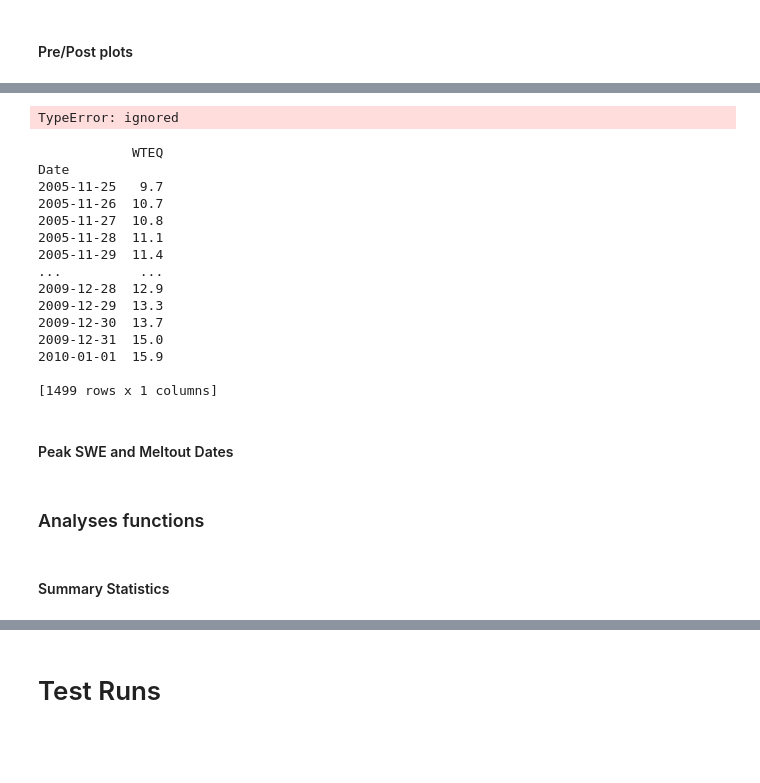
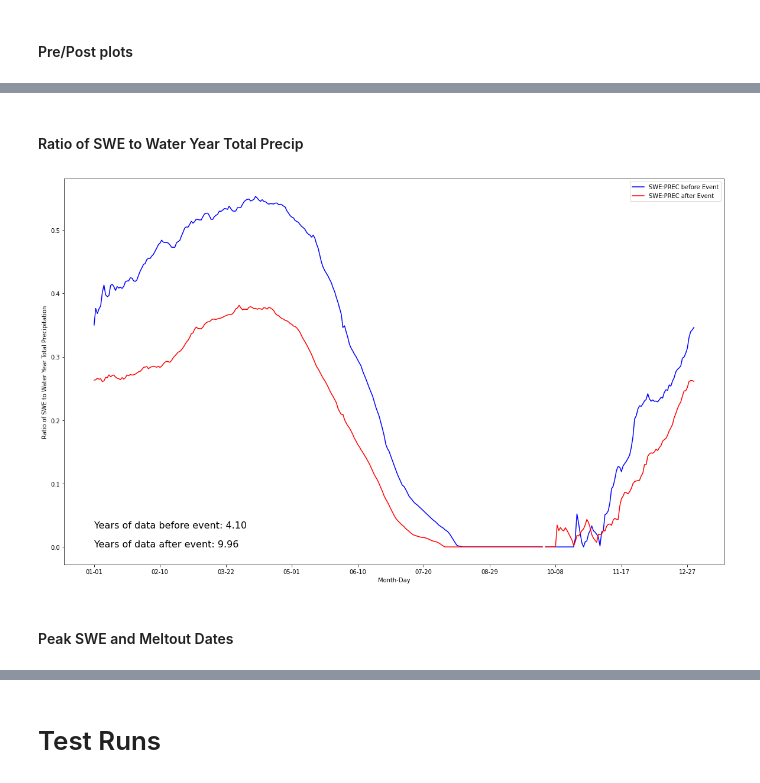
Before and after one commit to geoskimoto/SNOTEL-Change-Detection, a Jupyter notebook: ChangeDetection.ipynb, the cells around one changed output, grey strips where cells are left out. Saved outputs shown, nothing was run; the diff lists cells and outputs as text; code cells hidden in the pictures; blank space fills up the shorter version.

```diff
--- a/ChangeDetection.ipynb
+++ b/ChangeDetection.ipynb
@@ -344,23 +356,44 @@ a.groupby(a.index.date).mean()
-# %%
-b.groupby(pd.Grouper(key='WTEQ', freq='D')).sum()
-# %% [output]
-TypeError: ignored
-# %%
-b.resample('1W')
-print(b)
-# %% [output]
-            WTEQ
-Date
-2005-11-25   9.7
-2005-11-26  10.7
-2005-11-27  10.8
-2005-11-28  11.1
-2005-11-29  11.4
-...          ...
-2009-12-28  12.9
-2009-12-29  13.3
-2009-12-30  13.7
-2009-12-31  15.0
-2010-01-01  15.9
-
-[1499 rows x 1 columns]
+# %% [markdown]
+#### Ratio of SWE to Water Year Total Precip
+# %%
+def SWEtoPREC(station, begindate, enddate, eventdate):
+  global RatioPre, RatioPost, WTEQ_PreEvent, WTEQPreMean
+  WTEQ = getData(station, 'WTEQ', begindate, enddate)
+  PREC = getData(station, 'PREC', begindate, enddate)
+
+  # df['Date'] = pd.to_datetime(df['Date'])
+  # df = df.set_index(df['Date'])
+
+  #Remove Feb. 29/leap year as it messes everything up
+  WTEQ = WTEQ[~((WTEQ.index.month == 2) & (WTEQ.index.day == 29))]
+  WTEQ['month-day'] = WTEQ.index.strftime('%m-%d')
+  PREC = PREC[~((PREC.index.month == 2) & (PREC.index.day == 29))]
+  PREC['month-day'] = WTEQ.index.strftime('%m-%d')
+
+  WTEQPreMean = WTEQ[:eventdate].groupby(by='month-day').mean()
+  WTEQPostMean = WTEQ[eventdate:].groupby(by='month-day').mean()
+
+  PRECPreMean = PREC[:eventdate].groupby(by='month-day').mean()
+  PRECPostMean = PREC[eventdate:].groupby(by='month-day').mean()
+
+  RatioPre = WTEQPreMean['WTEQ']/PRECPreMean['PREC']
+  RatioPost = WTEQPostMean['WTEQ']/PRECPostMean['PREC']
+
+  years_before = len(WTEQ[:eventdate])/365
+  years_after = len(WTEQ[eventdate:])/365
+
+  fig, ax = plt.subplots(figsize=(20,12))
+  ax.plot(RatioPre.index, RatioPre[:], color='blue', label = 'SWE:PREC before Event')
+  ax.plot(RatioPost.index.values, RatioPost[:], color='red', label = 'SWE:PREC after Event')
+  # ax.set(xticks=np.arange(PostMean['month-day'].size), xticklabels=datelabels) #Same as plt.xticks
+  # plt.tick_params(axis = 'x', width = 1, which='major') #left = False, bottom = False)
+  # ax.set_xticks(df['month-day']) #step 5 digits
+  # https://stackoverflow.com/questions/6682784/reducing-number-of-plot-ticks
+  ax.xaxis.set_major_locator(plt.MaxNLocator(12))
+  # ax.set_xticks()
+  plt.xlabel('Month-Day')
+  plt.ylabel('Ratio of SWE to Water Year Total Precipitation')
+  plt.legend()
+  plt.text(0, .03, 'Years of data before event: ' + f'{years_before:.2f}', fontsize = 16)
+  plt.text(0, 0, 'Years of data after event: ' + f'{years_after:.2f}', fontsize = 16)
+  plt.show();
@@ -367,4 +402,6 @@ Date
+# %%
+SWEtoPREC(['908:WA:SNTL'],begindate='11/25/2005',enddate='12/18/2019', eventdate='01/01/2010')
+# %% [output]
+[figure, added]
 # %% [markdown]
 #### Peak SWE and Meltout Dates
-# %% [markdown]
-### Analyses functions
@@ -383,2 +407,0 @@ Date
-# %% [markdown]
-#### Summary Statistics
```
Also changed, not shown: parts of 25 cells of this notebook.
